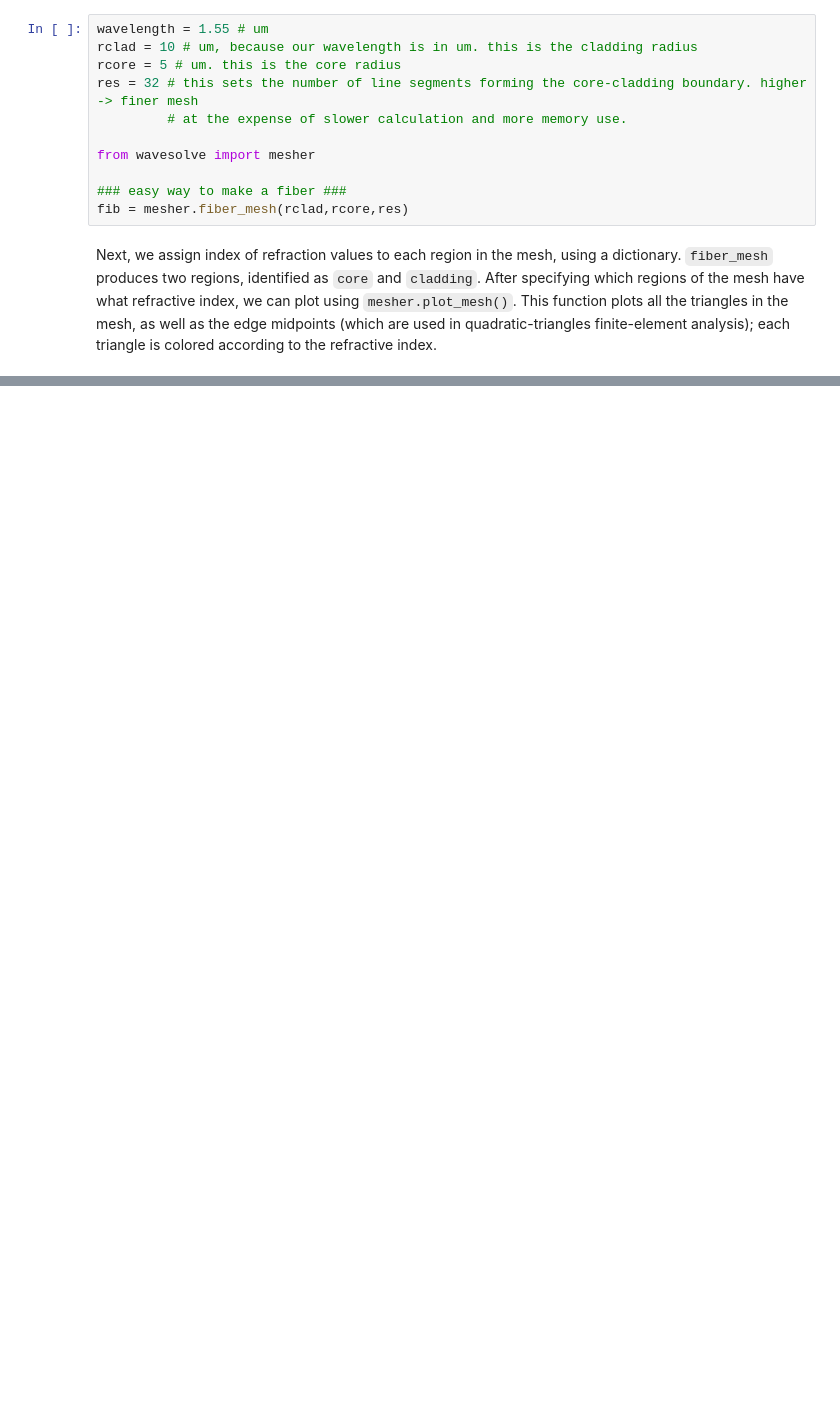
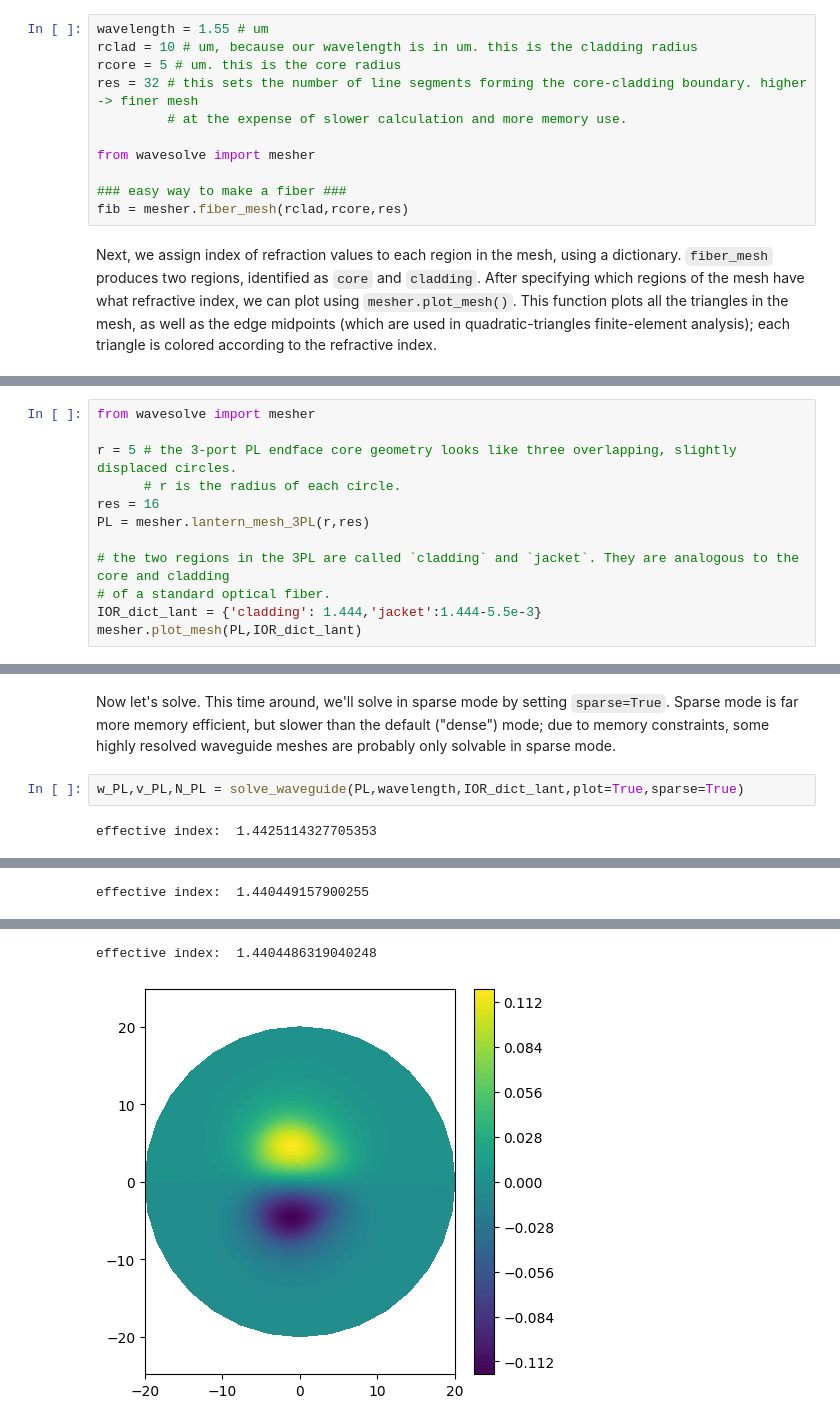
Before and after one commit to SAIL-Labs/wavesolve, a Jupyter notebook: getting-started.ipynb, the cells around one changed output, grey strips where cells are left out. Drawn from its saved outputs; the diff is of its cells as text; blank space fills up the shorter version.

Commit message:
sparse mode working again,and much faster too
also some notebook/docstring edits

updated print message for large matrices

```diff
--- a/getting-started.ipynb
+++ b/getting-started.ipynb
@@ -186,0 +65,12 @@ At least on my machine, `scipy.linalg.eigh()` becomes unstable when matrices bec
+# %%
+from wavesolve import mesher
+
+r = 5 # the 3-port PL endface core geometry looks like three overlapping, slightly displaced circles.
+      # r is the radius of each circle.
+res = 16
+PL = mesher.lantern_mesh_3PL(r,res)
+
+# the two regions in the 3PL are called `cladding` and `jacket`. They are analogous to the core and cladding
+# of a standard optical fiber.
+IOR_dict_lant = {'cladding': 1.444,'jacket':1.444-5.5e-3}
+mesher.plot_mesh(PL,IOR_dict_lant)
@@ -186,0 +79,6 @@ At least on my machine, `scipy.linalg.eigh()` becomes unstable when matrices bec
+# %% [markdown]
+Now let's solve. This time around, we'll solve in sparse mode by setting `sparse=True`. Sparse mode is far more memory efficient, but slower than the default ("dense") mode; due to memory constraints, some highly resolved waveguide meshes are probably only solvable in sparse mode.
+# %%
+w_PL,v_PL,N_PL = solve_waveguide(PL,wavelength,IOR_dict_lant,plot=True,sparse=True)
+# %% [output]
+effective index:  1.4425114327705353
@@ -186,0 +86 @@ At least on my machine, `scipy.linalg.eigh()` becomes unstable when matrices bec
+effective index:  1.440449157900255
@@ -186,0 +88,2 @@ At least on my machine, `scipy.linalg.eigh()` becomes unstable when matrices bec
+effective index:  1.4404486319040248
+[figure, added]
```
Also changed, not shown: parts of 39 cells of this notebook, 2 other files.
